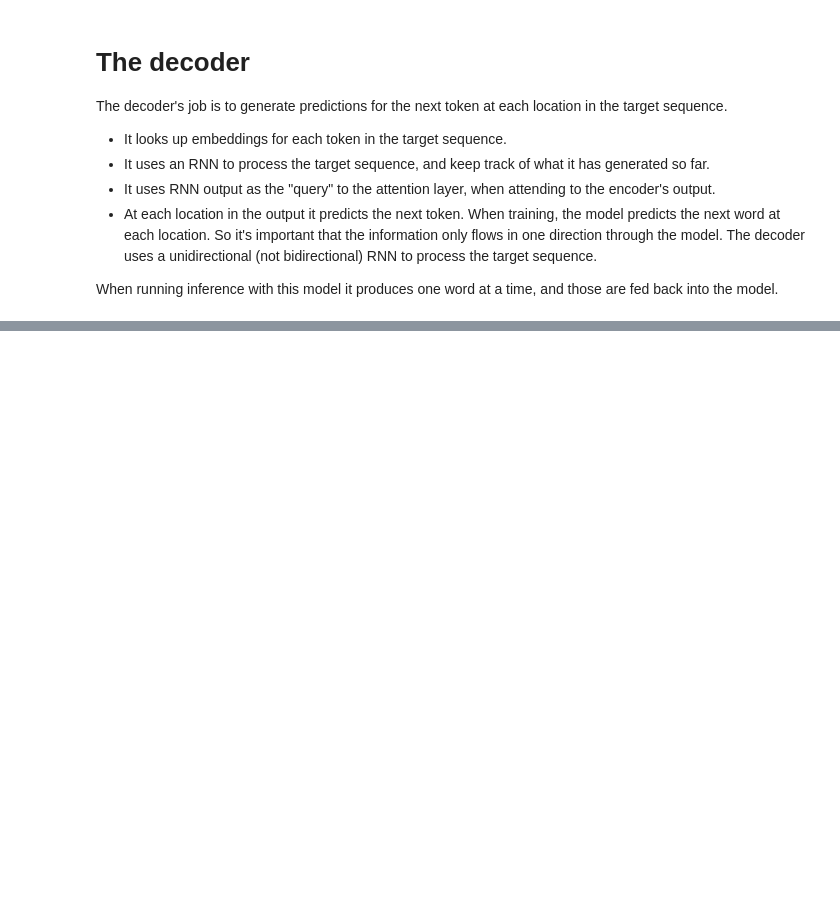
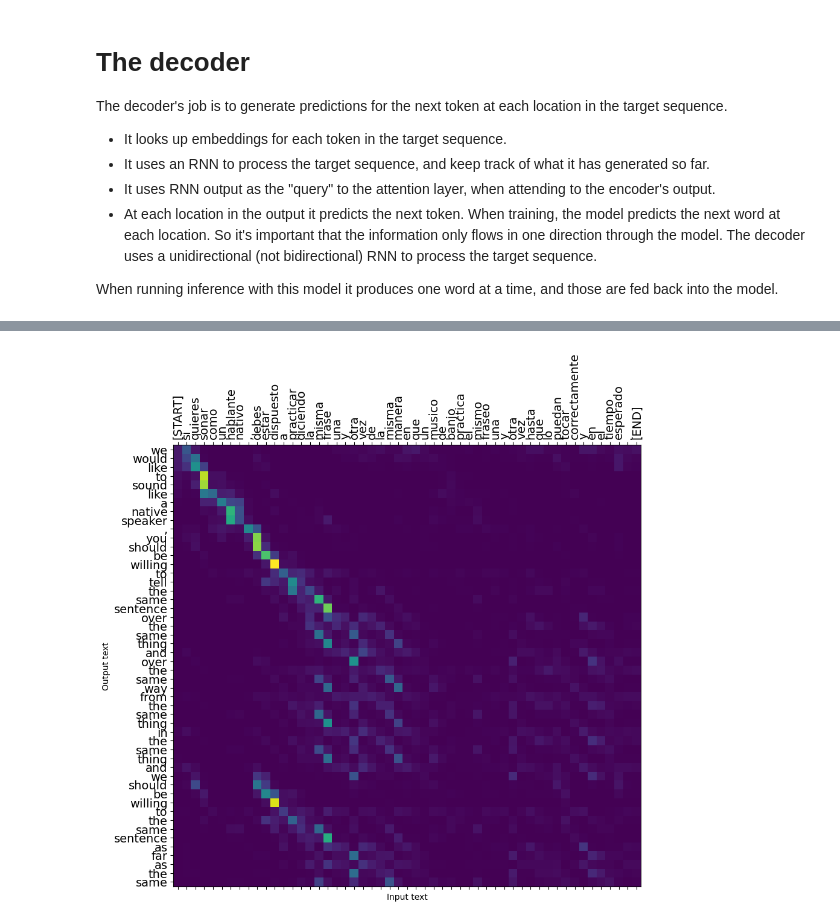
Before and after one commit to AndLydakis/NLPCourses, a Jupyter notebook: NLP_TransformerModels/attentions/seq2seq.ipynb, the cells around one changed output, grey strips where cells are left out. Saved outputs shown, nothing was run; the diff lists cells and outputs as text; code cells hidden in the pictures; blank space fills up the shorter version.

```diff
--- a/NLP_TransformerModels/attentions/seq2seq.ipynb
+++ b/NLP_TransformerModels/attentions/seq2seq.ipynb
@@ -463,0 +677,4 @@ class Decoder(tf.keras.layers.Layer):
+# %%
+plot_attention(model, long_text)
+# %% [output]
+[figure, added]
```
Also changed, not shown: parts of 17 cells of this notebook, 1 other file.
